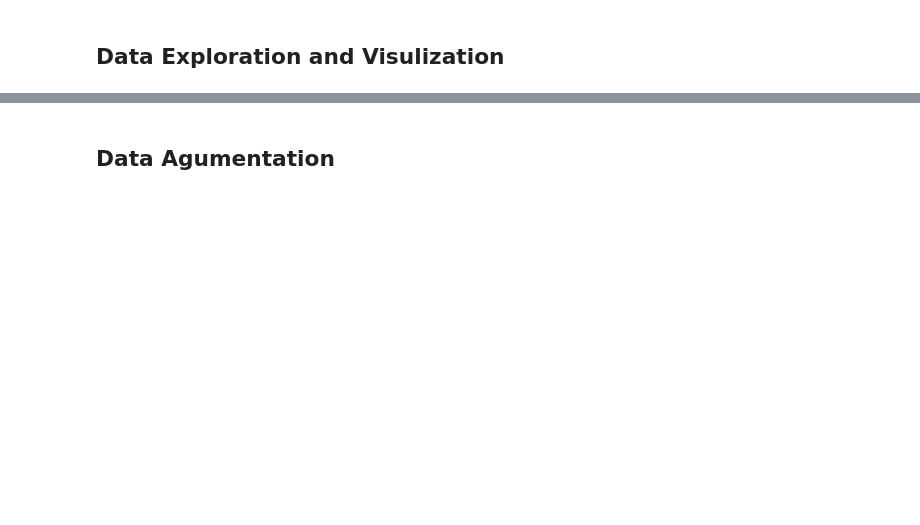
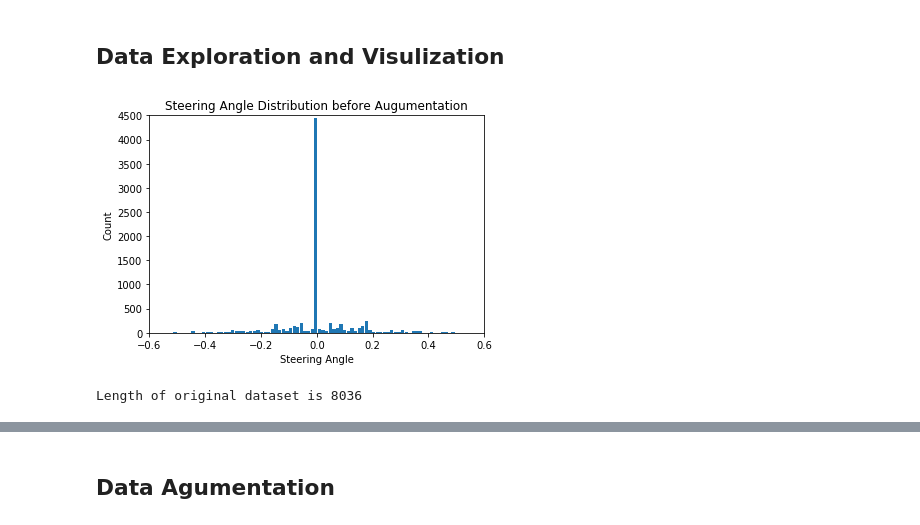
Before and after one commit to tx2016/Self-Driving_Car-Nanodegree-Projects, a Jupyter notebook: CarND-Behavioral-Cloning-P3/Behavioral_Cloning_Training_Model.ipynb, the cells around one changed output, grey strips where cells are left out. Cells and saved outputs as stored; diff of their text form; code cells hidden in the pictures; blank space fills up the shorter version.

```diff
--- a/CarND-Behavioral-Cloning-P3/Behavioral_Cloning_Training_Model.ipynb
+++ b/CarND-Behavioral-Cloning-P3/Behavioral_Cloning_Training_Model.ipynb
@@ -16,17 +24,31 @@ import matplotlib.pyplot as plt
 # %%
 # Load csv files
-steer_angels = []
+steer_angles = []
 center_path = []
 left_path = []
 right_path = []
-ANGEL_OFFSET = 0.24
+ANGLE_OFFSET = 0.24
+COL = 64
+ROW = 64
 
 with open('data/driving_log.csv') as csvfile:
     reader = csv.DictReader(csvfile)
     for line in reader:
-        steer_angels.append(float(line['steering']))
+        steer_angles.append(float(line['steering']))
         center_path.append('data/' + line['center'])
         left_path.append('data/' + line['left'].split(' ')[1])
         right_path.append('data/' + line['right'].split(' ')[1])
 # %% [markdown]
 ## Data Exploration and Visulization
+# %%
+# Plot the histogram on training label
+plt.axis([-0.6, 0.6, 0, 4500])
+plt.hist(steer_angles, bins = 150, rwidth=0.9)
+plt.xlabel('Steering Angle')
+plt.ylabel('Count')
+plt.title('Steering Angle Distribution before Augumentation')
+plt.show()
+print('Length of original dataset is {}'.format(len(steer_angles)))
+# %% [output]
+[figure, added]
+Length of original dataset is 8036
```
Also changed, not shown: parts of 25 cells of this notebook.
